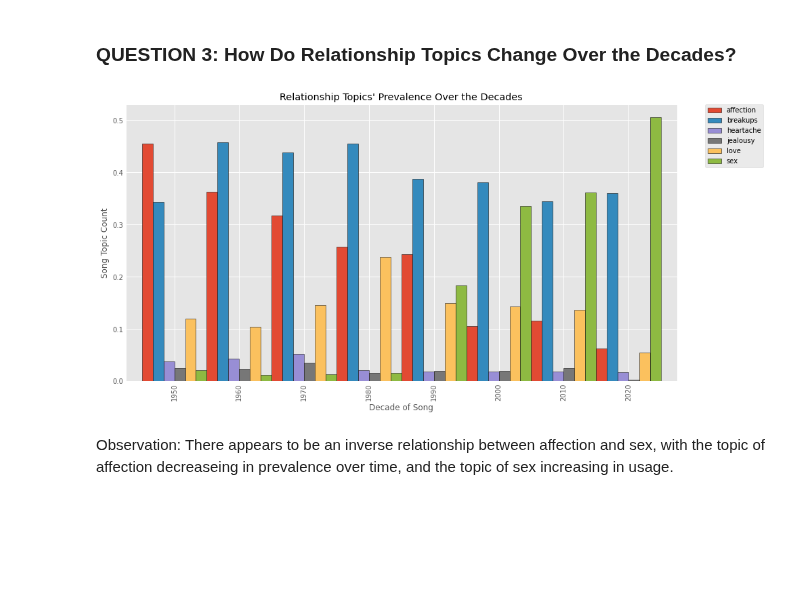
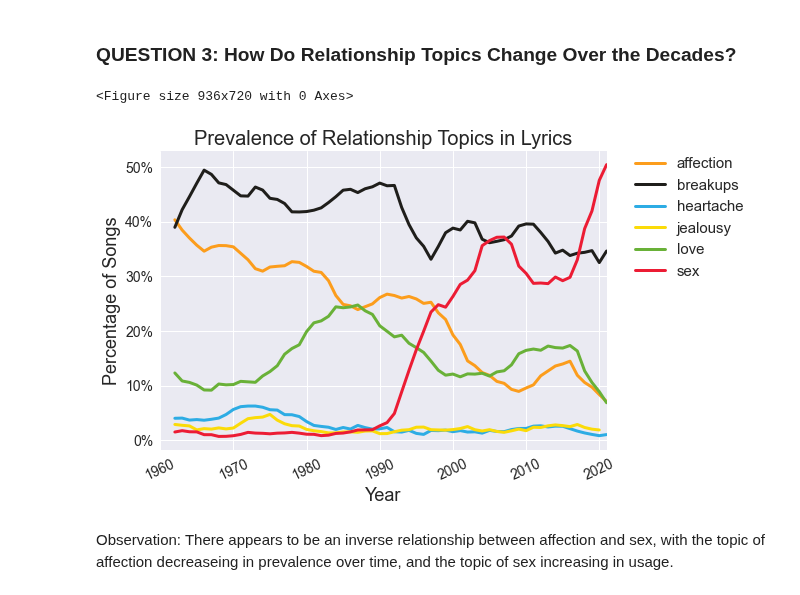
Before and after one commit to CBRJ-Lyrical-Metrics/lyrical-evolution-capstone, a Jupyter notebook: Drafts/draft_report.ipynb, the cells around one changed output. Cells and saved outputs as stored; diff of their text form; code cells hidden in the pictures; blank space fills up the shorter version.

```diff
--- a/Drafts/draft_report.ipynb
+++ b/Drafts/draft_report.ipynb
@@ -319,10 +299,10 @@ Breakups are by far the most popular topics in songs, followed by being lost in
 # %% [markdown]
 ### QUESTION 3: How Do Relationship Topics Change Over the Decades?
 # %%
-# visualization
-explore.relationship_bar(df)
+explore.relationship_line(df)
 # %% [output]
+<Figure size 936x720 with 0 Axes>
-[figure, old version]
+[figure, new version]
 # %% [markdown]
 Observation:
 There appears to be an inverse relationship between affection and sex, with the topic of affection decreaseing in prevalence over time, and the topic of sex increasing in usage.
```
Also changed, not shown: parts of 16 cells of this notebook, 2 other files.
